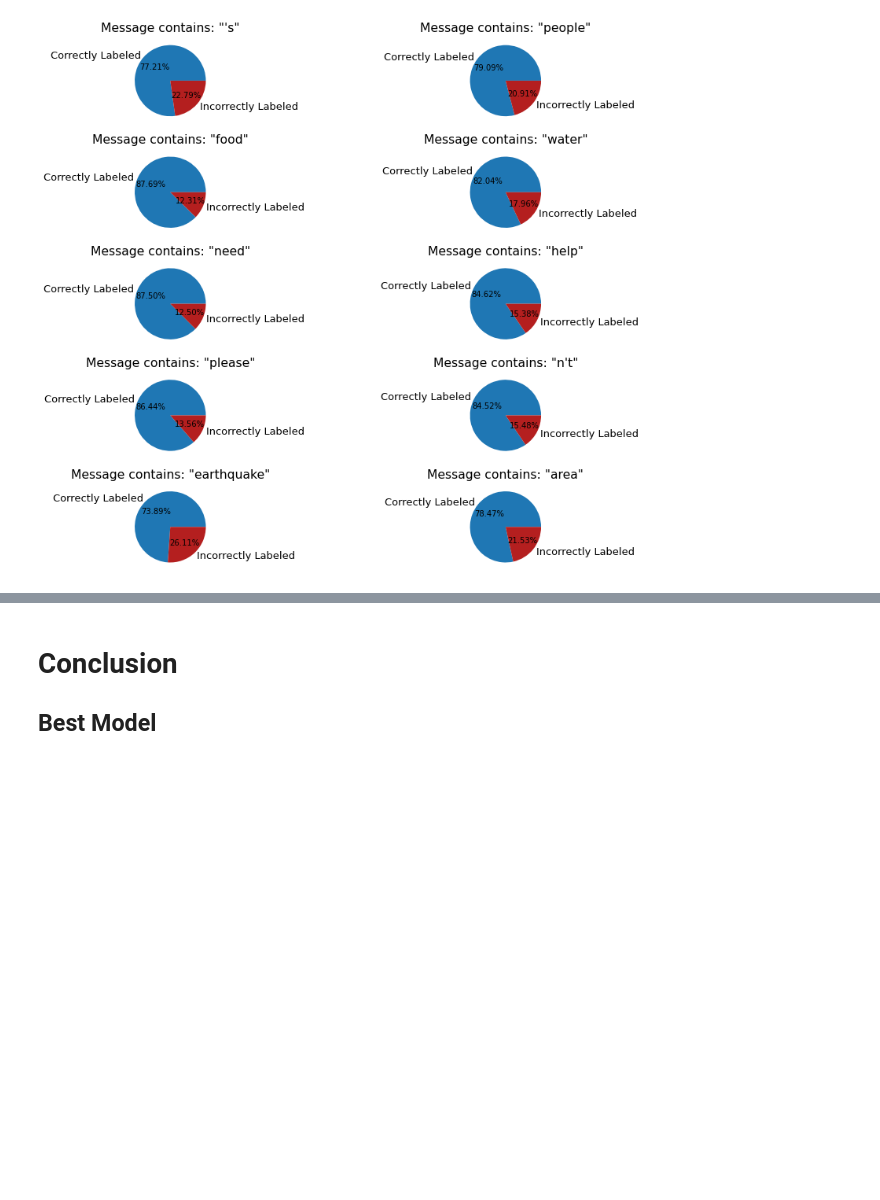
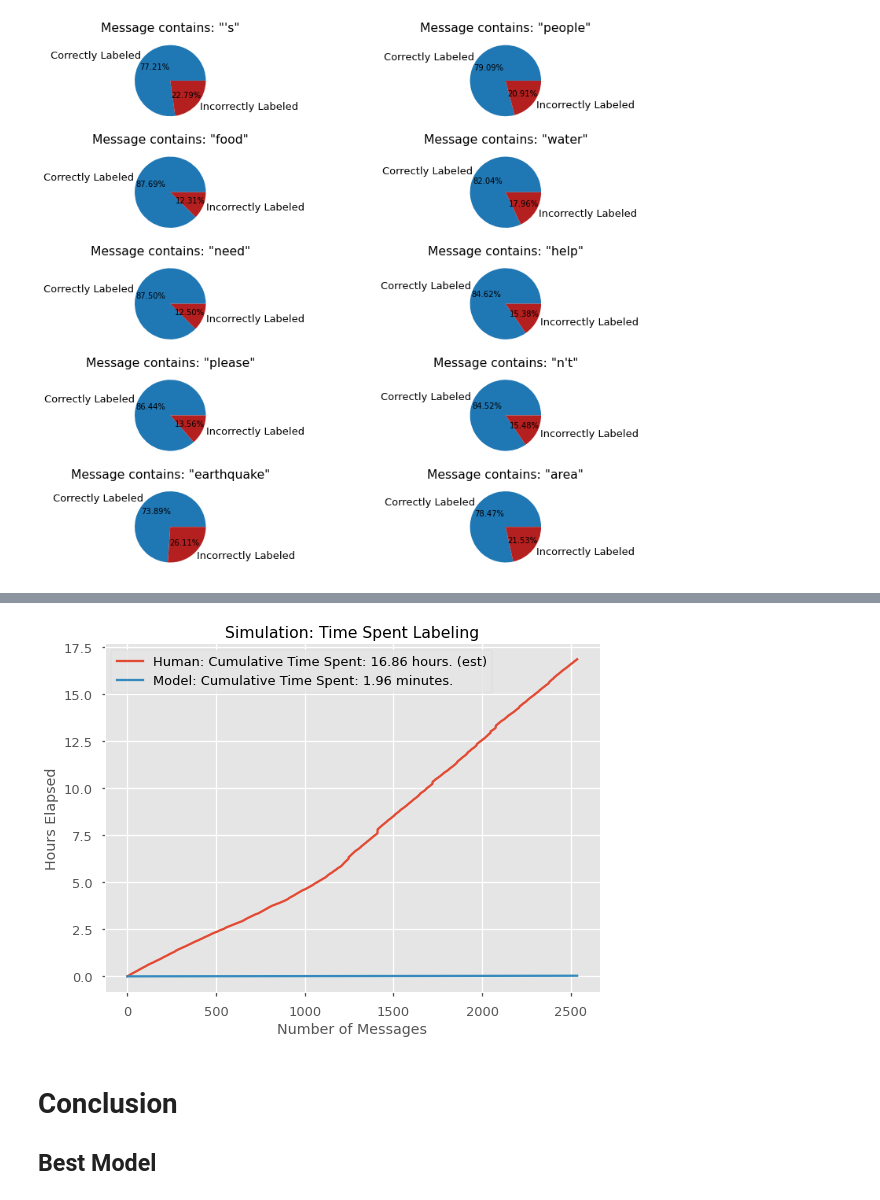
Before and after one commit to cwf231/dsc-mod-4-project-v2-1-onl01-dtsc-pt-041320, a Jupyter notebook: disaster_response.ipynb, the cells around one changed output, grey strips where cells are left out. Cells and saved outputs as stored; diff of their text form; code cells hidden in the pictures; blank space fills up the shorter version.

Commit message:
added time_spent

```diff
--- a/disaster_response.ipynb
+++ b/disaster_response.ipynb
@@ -1891,7 +1892,7 @@ def predict_with_model(processed_data, model):
     aid_related = int(y_pred >= 0.5)
     return aid_related, y_pred
 # %%
-def inference(text, tokenizer, model):
+def inference(text, tokenizer, model, verbose=True):
     processed_data = prepare_text_for_model(text, tokenizer)
     aid_related, y_pred = predict_with_model(processed_data, model)
     likelihood = f'(Likelihood aid-related: {round(y_pred*100, 3)}%)'
@@ -2024,3 +2030,48 @@ fig.tight_layout()
+# %%
+human_simulated_time = lambda word_count: (word_count * 1.5) + 2
+
+time_for_human = []
+time_for_model = []
+message_count = list(range(1, len(dw.X_test())+1))
+
+# Make an inference on each message individually.
+# The model's time includes the data-processing step.
+for message in dw.X_test():
+    # Human time - simulated.
+    human_time = human_simulated_time(len(message))
+
+    # Model time - literal.
+    start = datetime.datetime.now()
+    inference(dw.X_test()[0], tokenizer, THE_MODEL, verbose=False)
+    end = datetime.datetime.now()
+    elapsed = end - start
+    model_time = elapsed.microseconds / 1e+6 # in seconds
+
+    time_for_human.append(human_time)
+    time_for_model.append(model_time)
+# %%
+cumulative_human_hours = np.cumsum(np.array(time_for_human) / 60 / 60)
+cumulative_model_hours = np.cumsum(np.array(time_for_model) / 60 / 60)
+
+hum_final_hrs = round(cumulative_human_hours[-1], 2)
+mod_final_mints = round(cumulative_model_hours[-1] * 60, 2)
+
+# Plot times.
+fig, ax = plt.subplots(figsize=(8,6))
+
+ax.plot(message_count,
+        cumulative_human_minutes,
+        label=f'Human: Cumulative Time Spent: {hum_final_hrs} hours. (est)')
+ax.plot(message_count,
+        cumulative_model_minutes,
+        label=f'Model: Cumulative Time Spent: {mod_final_mints} minutes.')
+ax.set(title='Simulation: Time Spent Labeling',
+       xlabel='Number of Messages',
+       ylabel='Hours Elapsed')
+ax.legend()
+fig.tight_layout()
+# %% [output]
+[figure, added]
 # %% [markdown]
 # Conclusion
 ## Best Model
```
Also changed, not shown: parts of 3 cells of this notebook, 4 other files.
